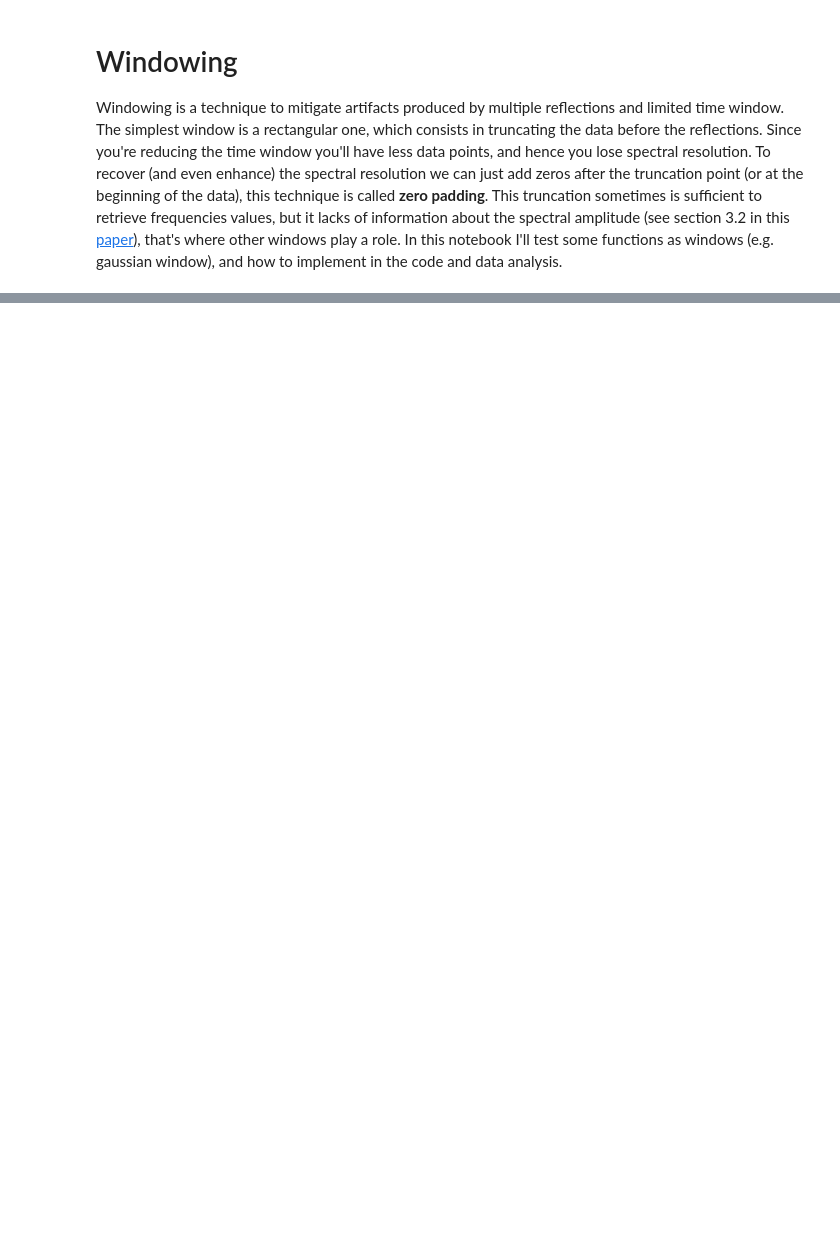
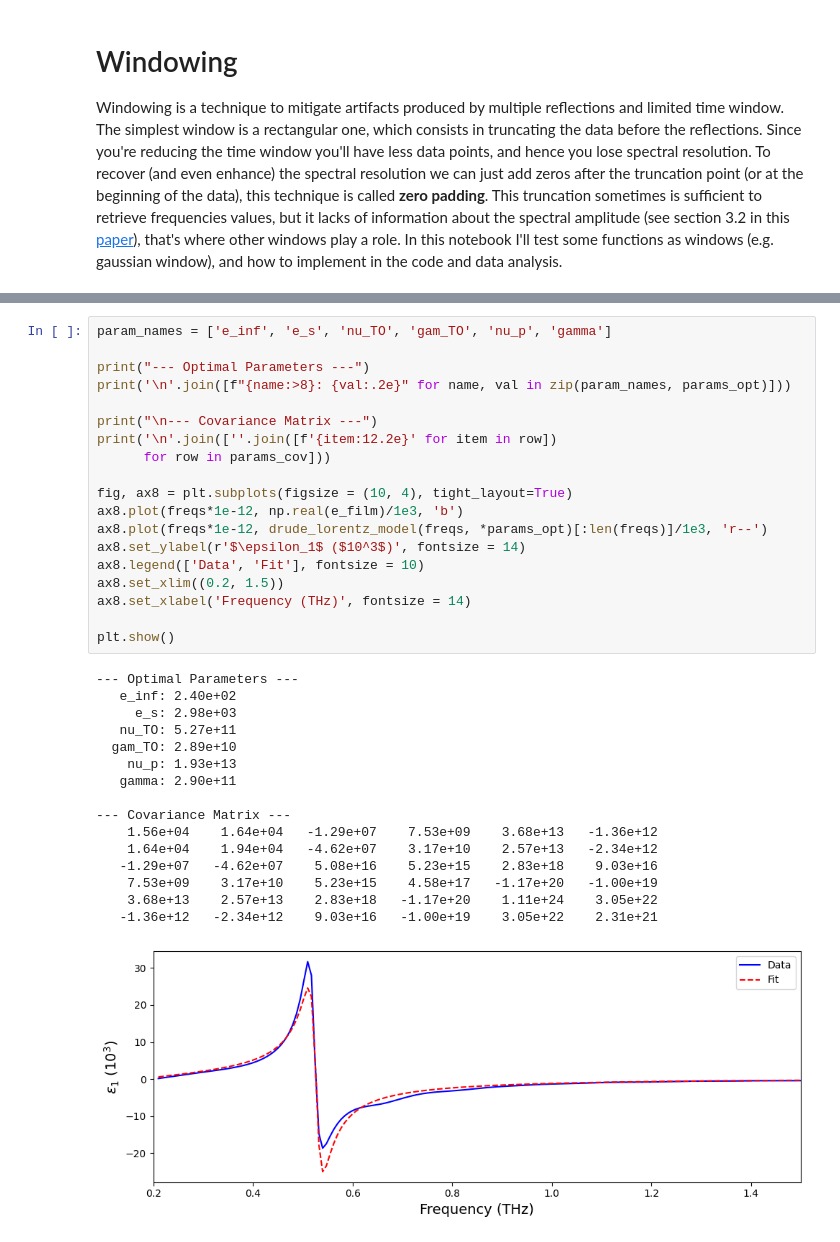
Before and after one commit to estradiote-mau/terahertz-codes2, a Jupyter notebook: PbTe-thinfilm.ipynb, the cells around one changed output, grey strips where cells are left out. Saved outputs shown, nothing was run; the diff lists cells and outputs as text; blank space fills up the shorter version.

```diff
--- a/PbTe-thinfilm.ipynb
+++ b/PbTe-thinfilm.ipynb
@@ -579,0 +1185,36 @@ freqs, T = apply_window(ref_df, sample_df, 10, 11.12, 4001, 'gaussian', [sigma],
+# %%
+param_names = ['e_inf', 'e_s', 'nu_TO', 'gam_TO', 'nu_p', 'gamma']
+
+print("--- Optimal Parameters ---")
+print('\n'.join([f"{name:>8}: {val:.2e}" for name, val in zip(param_names, params_opt)]))
+
+print("\n--- Covariance Matrix ---")
+print('\n'.join([''.join([f'{item:12.2e}' for item in row])
+      for row in params_cov]))
+
+fig, ax8 = plt.subplots(figsize = (10, 4), tight_layout=True)
+ax8.plot(freqs*1e-12, np.real(e_film)/1e3, 'b')
+ax8.plot(freqs*1e-12, drude_lorentz_model(freqs, *params_opt)[:len(freqs)]/1e3, 'r--')
+ax8.set_ylabel(r'$\epsilon_1$ ($10^3$)', fontsize = 14)
+ax8.legend(['Data', 'Fit'], fontsize = 10)
+ax8.set_xlim((0.2, 1.5))
+ax8.set_xlabel('Frequency (THz)', fontsize = 14)
+
+plt.show()
+# %% [output]
+--- Optimal Parameters ---
+   e_inf: 2.40e+02
+     e_s: 2.98e+03
+   nu_TO: 5.27e+11
+  gam_TO: 2.89e+10
+    nu_p: 1.93e+13
+   gamma: 2.90e+11
+
+--- Covariance Matrix ---
+    1.56e+04    1.64e+04   -1.29e+07    7.53e+09    3.68e+13   -1.36e+12
+    1.64e+04    1.94e+04   -4.62e+07    3.17e+10    2.57e+13   -2.34e+12
+   -1.29e+07   -4.62e+07    5.08e+16    5.23e+15    2.83e+18    9.03e+16
+    7.53e+09    3.17e+10    5.23e+15    4.58e+17   -1.17e+20   -1.00e+19
+    3.68e+13    2.57e+13    2.83e+18   -1.17e+20    1.11e+24    3.05e+22
+   -1.36e+12   -2.34e+12    9.03e+16   -1.00e+19    3.05e+22    2.31e+21
+[figure, added]
```
Also changed, not shown: parts of 11 cells of this notebook, 1 other file.
